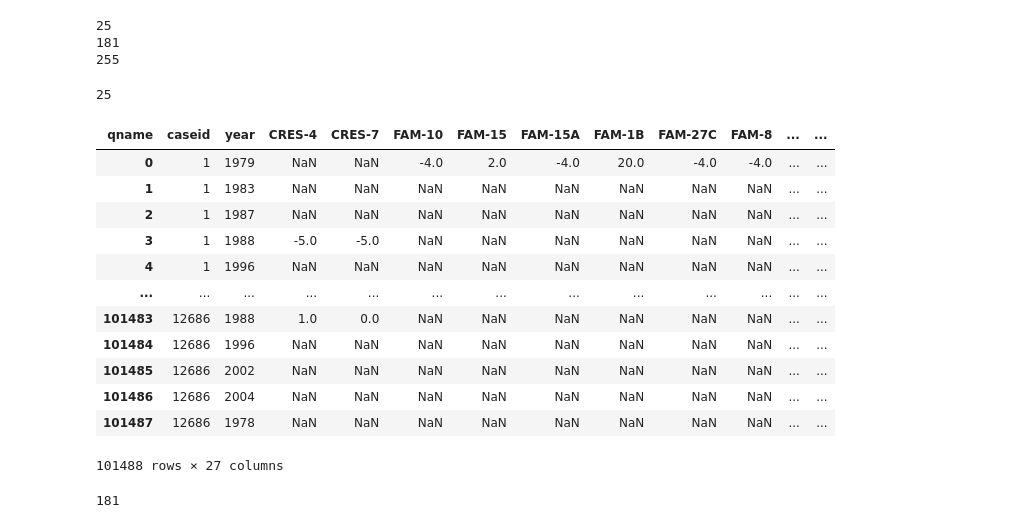
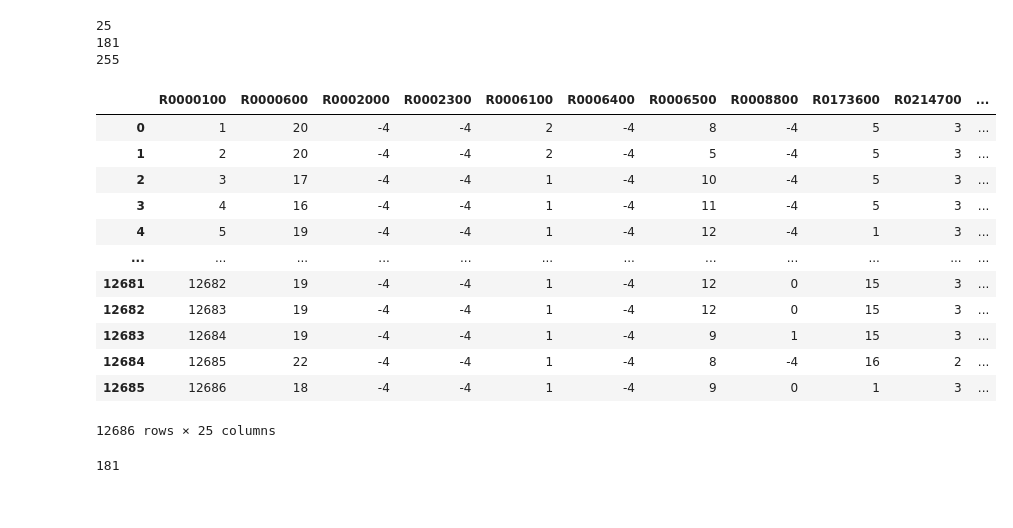
Before and after one commit to theoholler/Bookoflife, a Jupyter notebook: Original/reshape_theo.ipynb, the cells around one changed output. Saved outputs shown, nothing was run; the diff lists cells and outputs as text; code cells hidden in the pictures.

```diff
--- a/Original/reshape_theo.ipynb
+++ b/Original/reshape_theo.ipynb
@@ -86,10 +84,25 @@ df_csv = pd.read_csv(csv_path)
 csv_pl = df_csv[cbd_pl["rnum"]]
 csv_p = df_csv[cbd_p["rnum"]]
 csv_ls = df_csv[cbd_ls["rnum"]]
+# %%
+csv_p
+# %% [output]
+|  | R0000100 | R0000600 | R0002000 | R0002300 | R0006100 | R0006400 | R0006500 | R0008800 | R0173600 | R0214700 | ... |
+| 0 | 1 | 20 | -4 | -4 | 2 | -4 | 8 | -4 | 5 | 3 | ... |
+| 1 | 2 | 20 | -4 | -4 | 2 | -4 | 5 | -4 | 5 | 3 | ... |
+| 2 | 3 | 17 | -4 | -4 | 1 | -4 | 10 | -4 | 5 | 3 | ... |
+| 3 | 4 | 16 | -4 | -4 | 1 | -4 | 11 | -4 | 5 | 3 | ... |
+| 4 | 5 | 19 | -4 | -4 | 1 | -4 | 12 | -4 | 1 | 3 | ... |
+| ... | ... | ... | ... | ... | ... | ... | ... | ... | ... | ... | ... |
+| 12681 | 12682 | 19 | -4 | -4 | 1 | -4 | 12 | 0 | 15 | 3 | ... |
+| 12682 | 12683 | 19 | -4 | -4 | 1 | -4 | 12 | 0 | 15 | 3 | ... |
+| 12683 | 12684 | 19 | -4 | -4 | 1 | -4 | 9 | 1 | 15 | 3 | ... |
+| 12684 | 12685 | 22 | -4 | -4 | 1 | -4 | 8 | -4 | 16 | 2 | ... |
+| 12685 | 12686 | 18 | -4 | -4 | 1 | -4 | 9 | 0 | 1 | 3 | ... |
+12686 rows × 25 columns
 # %%
 #variables we want to make to long
 rnum_vars_p = cbd_p["rnum"].tolist()
-print(len(rnum_vars_p))
 # melt: von wide zu long. id_vars ist  'R0000100'
 melted_p = csv_p.melt(id_vars=["R0000100"], value_vars=rnum_vars_p,
                      var_name="rnum", value_name="value")
@@ -100,10 +113,9 @@ melted_p = melted_p.merge(cb_df[["rnum", "qname", "year", "question"]],
 
 melted_p = melted_p.rename(columns={"R0000100": "caseid"})
 melted_p = melted_p.sort_values(["caseid", "rnum"]).reset_index(drop=True)
-
+#ersten von 78SCRN durch 1979 damit man jahre als str verwenden kann
+melted_p["year"] = melted_p["year"].astype(str).str.replace("78SCRN", "1979")
 melted_p["syear"] = pd.to_numeric(melted_p["year"], errors="coerce")
-# %% [output]
-25
 # %%
 pivoted_p = melted_p.pivot_table(
     index=['caseid', 'year'],
@@ -117,19 +127,3 @@ pivoted_p["year"] = pivoted_p["year"].astype(int)
-# %%
-pivoted_p
-# %% [output]
-| qname | caseid | year | CRES-4 | CRES-7 | FAM-10 | FAM-15 | FAM-15A | FAM-1B | FAM-27C | FAM-8 | ... | ... |
-| 0 | 1 | 1979 | NaN | NaN | -4.0 | 2.0 | -4.0 | 20.0 | -4.0 | -4.0 | ... | ... |
-| 1 | 1 | 1983 | NaN | NaN | NaN | NaN | NaN | NaN | NaN | NaN | ... | ... |
-| 2 | 1 | 1987 | NaN | NaN | NaN | NaN | NaN | NaN | NaN | NaN | ... | ... |
-| 3 | 1 | 1988 | -5.0 | -5.0 | NaN | NaN | NaN | NaN | NaN | NaN | ... | ... |
-| 4 | 1 | 1996 | NaN | NaN | NaN | NaN | NaN | NaN | NaN | NaN | ... | ... |
-| ... | ... | ... | ... | ... | ... | ... | ... | ... | ... | ... | ... | ... |
-| 101483 | 12686 | 1988 | 1.0 | 0.0 | NaN | NaN | NaN | NaN | NaN | NaN | ... | ... |
-| 101484 | 12686 | 1996 | NaN | NaN | NaN | NaN | NaN | NaN | NaN | NaN | ... | ... |
-| 101485 | 12686 | 2002 | NaN | NaN | NaN | NaN | NaN | NaN | NaN | NaN | ... | ... |
-| 101486 | 12686 | 2004 | NaN | NaN | NaN | NaN | NaN | NaN | NaN | NaN | ... | ... |
-| 101487 | 12686 | 1978 | NaN | NaN | NaN | NaN | NaN | NaN | NaN | NaN | ... | ... |
-101488 rows × 27 columns
 # %%
 rnum_vars = cbd_pl["rnum"].tolist()
 print(len(rnum_vars))
```
Also changed, not shown: parts of 7 cells of this notebook.
